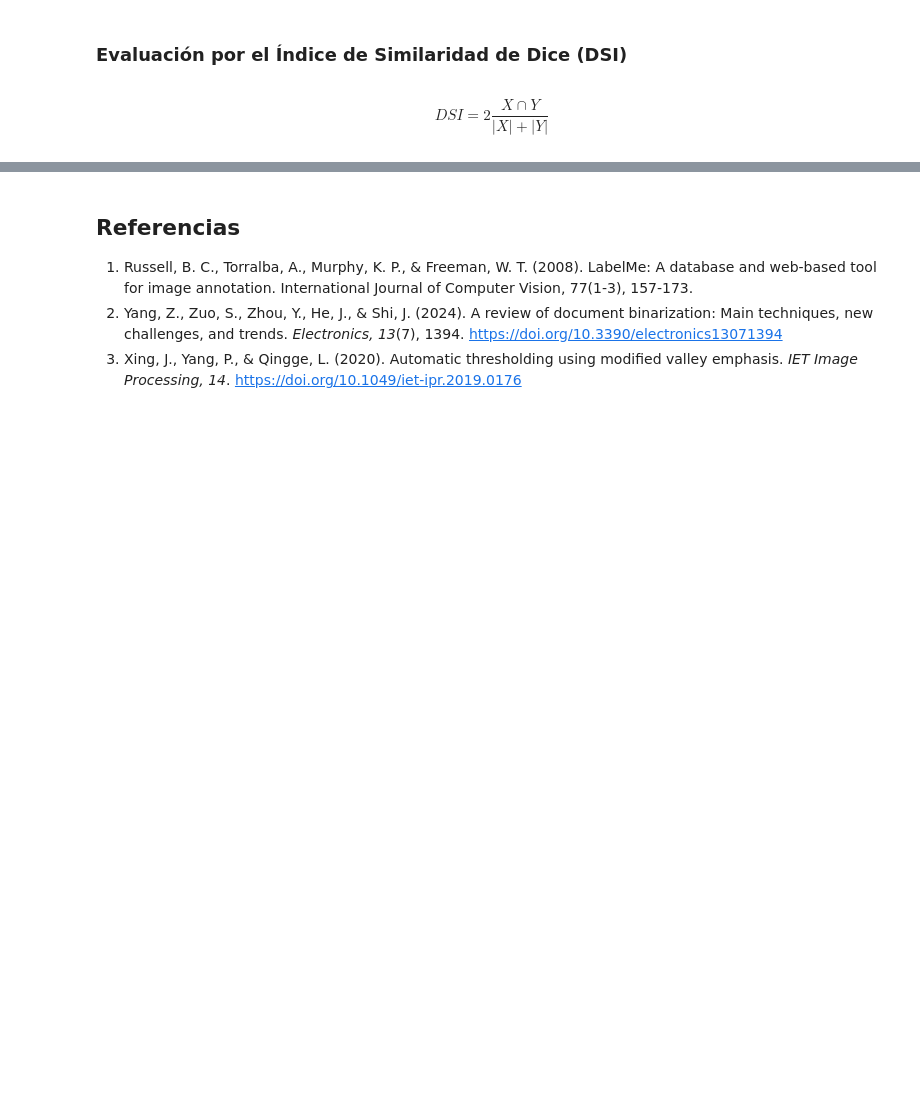
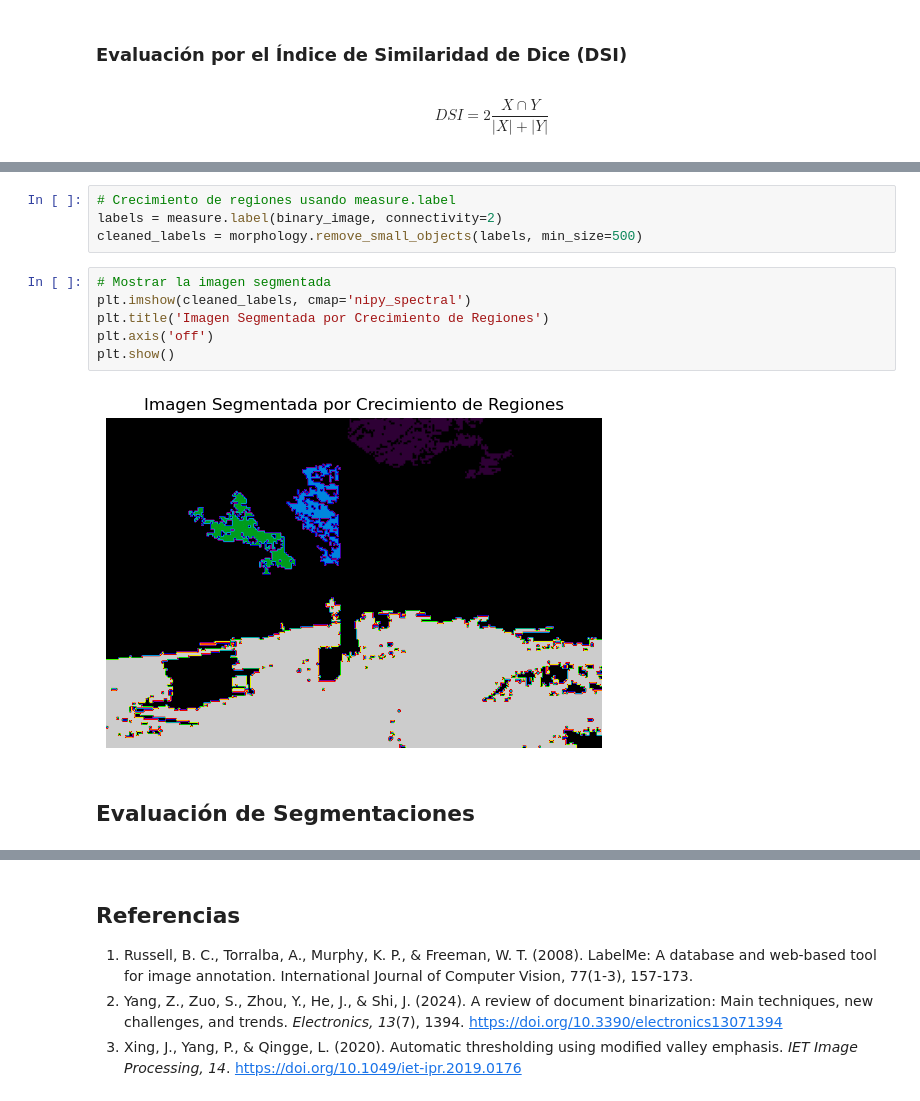
Before and after one commit to mlopezh1108/segmentacion, a Jupyter notebook: Segmentadores.ipynb, the cells around one changed output, grey strips where cells are left out. Cells and saved outputs as stored; diff of their text form; blank space fills up the shorter version.

```diff
--- a/Segmentadores.ipynb
+++ b/Segmentadores.ipynb
@@ -121,0 +151,14 @@ Dice Similarity Index Niblack: 0.8425
+# %%
+# Crecimiento de regiones usando measure.label
+labels = measure.label(binary_image, connectivity=2)
+cleaned_labels = morphology.remove_small_objects(labels, min_size=500)
+# %%
+# Mostrar la imagen segmentada
+plt.imshow(cleaned_labels, cmap='nipy_spectral')
+plt.title('Imagen Segmentada por Crecimiento de Regiones')
+plt.axis('off')
+plt.show()
+# %% [output]
+[figure, added]
+# %% [markdown]
+## Evaluación de Segmentaciones
```
Also changed, not shown: parts of 16 cells of this notebook, 3 other files.
